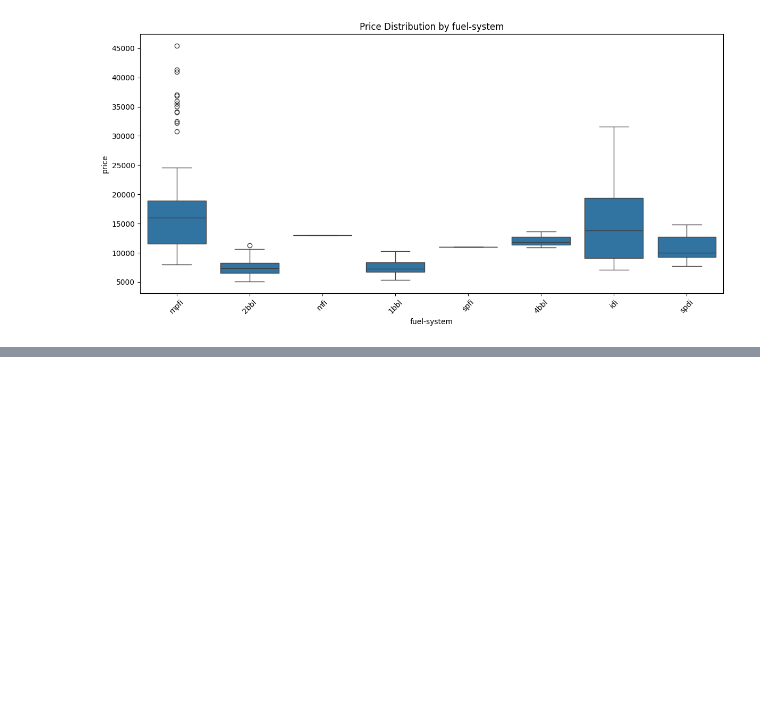
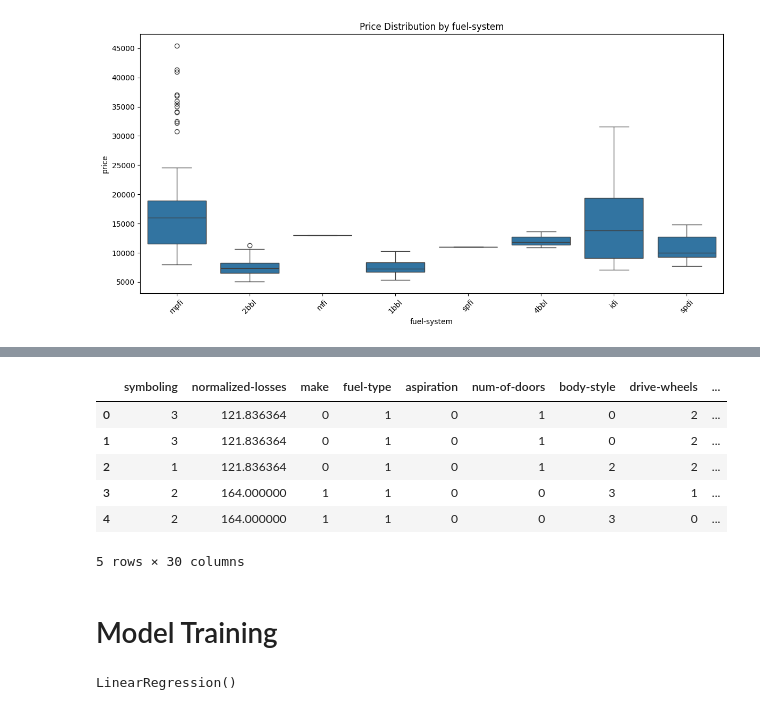
Before and after one commit to FuadRafiq/Car-Price-Prediction-with-ML, a Jupyter notebook: Regression - Predicting Car Prices with Machine Learning.ipynb, the cells around one changed output, grey strips where cells are left out. Cells and saved outputs as stored; diff of their text form; code cells hidden in the pictures; blank space fills up the shorter version.

Commit message:
model training and evaluation upddate

```diff
--- a/Regression - Predicting Car Prices with Machine Learning.ipynb
+++ b/Regression - Predicting Car Prices with Machine Learning.ipynb
@@ -256,0 +275,9 @@ for feature in categorical_cols:
+# %%
+#Power-to-Weight Ratio
+df['power_to_weight'] = df['horsepower'] / df['curb-weight']
+#Price-to-Engine Size Ratio
+df['price_to_engine_size'] = df['price'] / df['engine-size']
+#Vehicle Dimensions (Length x Width x Height)
+df['vehicle_dimensions'] = df['length'] * df['width'] * df['height']
+# Weight-to-Length Ratio
+df['weight_to_length'] = df['curb-weight'] / df['length']
@@ -256,0 +295,12 @@ for feature in categorical_cols:
+# %%
+df.head()
+# %% [output]
+|  | symboling | normalized-losses | make | fuel-type | aspiration | num-of-doors | body-style | drive-wheels | ... |
+| 0 | 3 | 121.836364 | 0 | 1 | 0 | 1 | 0 | 2 | ... |
+| 1 | 3 | 121.836364 | 0 | 1 | 0 | 1 | 0 | 2 | ... |
+| 2 | 1 | 121.836364 | 0 | 1 | 0 | 1 | 2 | 2 | ... |
+| 3 | 2 | 164.000000 | 1 | 1 | 0 | 0 | 3 | 1 | ... |
+| 4 | 2 | 164.000000 | 1 | 1 | 0 | 0 | 3 | 0 | ... |
+5 rows × 30 columns
+# %% [markdown]
+# Model Training
@@ -256,0 +316,5 @@ for feature in categorical_cols:
+# %%
+lin_reg = LinearRegression()
+lin_reg.fit(X_train, y_train)
+# %% [output]
+LinearRegression()
```
Also changed, not shown: parts of 18 cells of this notebook.
